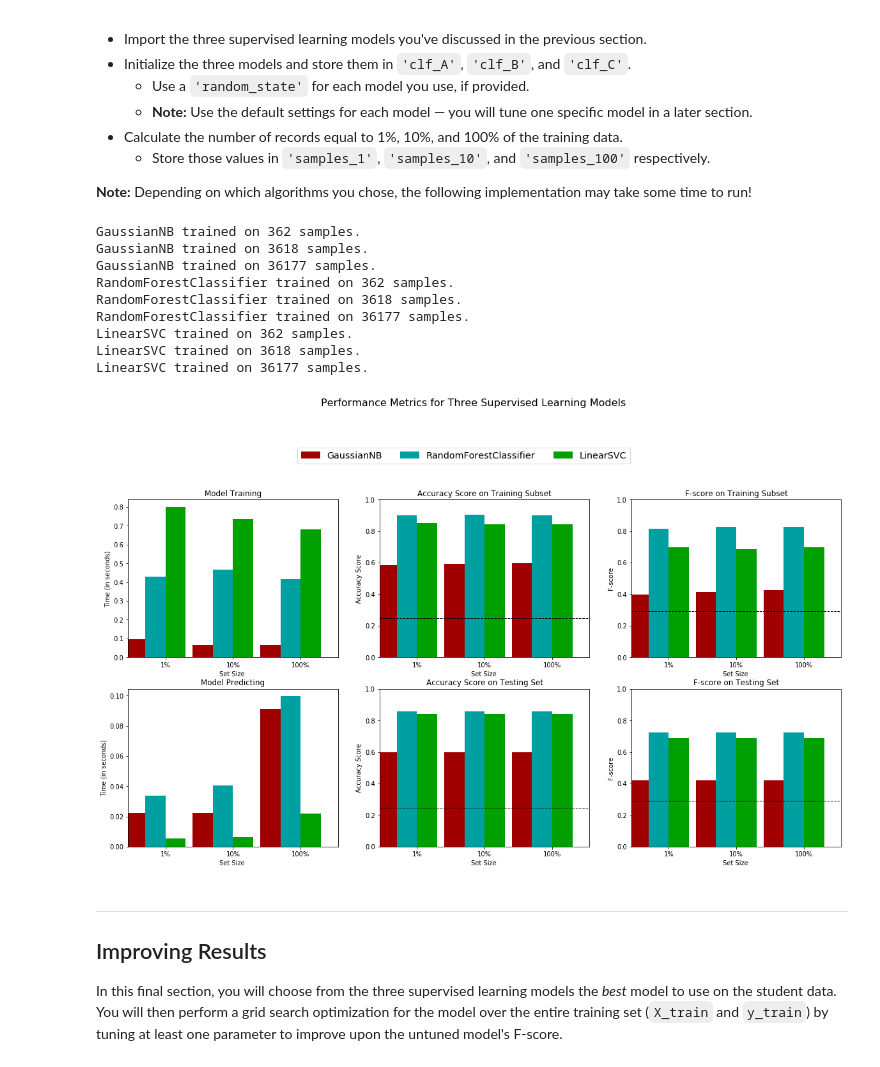
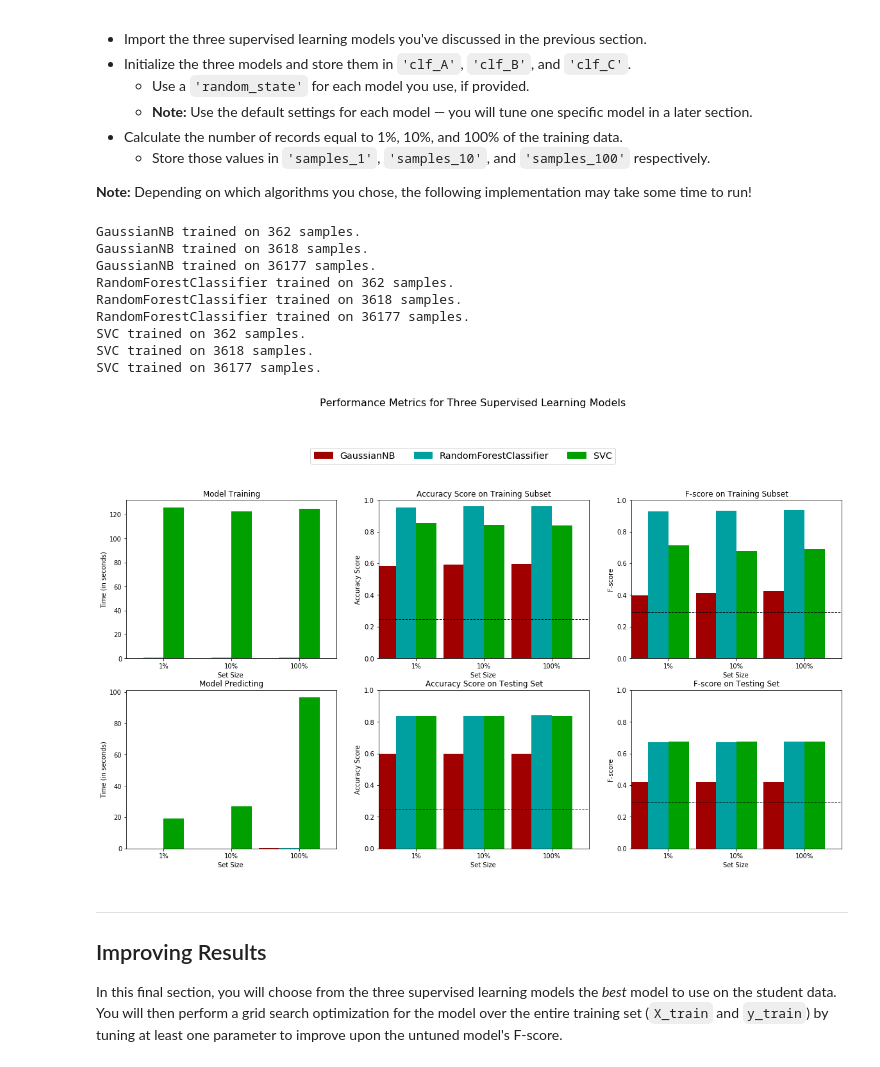
Before and after one commit to SophieGarden/DataScience_NanoDegree, a Jupyter notebook: finding_donors/finding_donors.ipynb, the cells around one changed output. Drawn from its saved outputs; the diff is of its cells as text; code cells hidden in the pictures.

```diff
--- a/finding_donors/finding_donors.ipynb
+++ b/finding_donors/finding_donors.ipynb
@@ -208,7 +207,8 @@ Additionally, as with the non-numeric features, we need to convert the non-numer
 features_final = pd.get_dummies(features_log_minmax_transform)
 
 # TODO: Encode the 'income_raw' data to numerical values
-income = pd.get_dummies(data.income)
+encoder = LabelEncoder()
+income = encoder.fit_transform(income_raw)
 
 # Print the number of features after one-hot encoding
 encoded = list(features_final.columns)
@@ -238,7 +229,7 @@ from sklearn.model_selection import train_test_split
 
 # Split the 'features' and 'income' data into training and testing sets
 X_train, X_test, y_train, y_test = train_test_split(features_final,
-                                                    income['>50K'],
+                                                    income,
                                                     test_size = 0.2,
                                                     random_state = 0)
 
@@ -524,46 +523,40 @@ from sklearn.svm import SVC, LinearSVC
 from sklearn.neighbors import KNeighborsClassifier
 
 # TODO: Initialize the three models
 clf_A = GaussianNB()
-clf_B = RandomForestClassifier(n_estimators=10, criterion='gini', max_depth=20, min_samples_split=2, \
-                               min_samples_leaf=1, min_weight_fraction_leaf=0.0, max_features='auto',\
-                               max_leaf_nodes=None, min_impurity_decrease=0.0, min_impurity_split=None,\
-                               bootstrap=True, oob_score=False, n_jobs=1, random_state=42, verbose=0, \
-                               warm_start=False, class_weight=None)
-clf_C = LinearSVC(penalty='l2', loss='squared_hinge', dual=True, tol=0.0001, C=1.0, multi_class='ovr', \
-                  fit_intercept=True, intercept_scaling=1, class_weight=None, verbose=0, random_state=42,\
-                  max_iter=2000)
-#clf_C = SVC(C=0.5, kernel='poly', degree=3, gamma='auto', coef0=0.0, shrinking=True, probability=False, tol=0.001, cache_size=200, class_weight=None, verbose=False, max_iter=2000, decision_function_shape='ovr', random_state=42)
+clf_B = RandomForestClassifier()
+#clf_C = LinearSVC()
+clf_C = SVC()
 #clf_C = KNeighborsClassifier(n_neighbors=5, weights='distance', algorithm='kd_tree', leaf_size=100, p=2, metric='minkowski', metric_params=None, n_jobs=1 )
 
 # TODO: Calculate the number of samples for 1%, 10%, and 100% of the training data
 # HINT: samples_100 is the entire training set i.e. len(y_train)
 # HINT: samples_10 is 10% of samples_100 (ensure to set the count of the values to be `int` and not `float`)
 # HINT: samples_1 is 1% of samples_100 (ensure to set the count of the values to be `int` and not `float`)
 samples_100 = len(y_train)
 samples_10 = round(samples_100/10)
 samples_1 = round(samples_100/100)
 
 # Collect results on the learners
 results = {}
 for clf in [clf_A, clf_B, clf_C]:
     clf_name = clf.__class__.__name__
     results[clf_name] = {}
     for i, samples in enumerate([samples_1, samples_10, samples_100]):
         results[clf_name][i] = train_predict(clf, samples, X_train, y_train, X_test, y_test)
 
 vs.evaluate(results, accuracy, fscore)
 # %% [output]
 GaussianNB trained on 362 samples.
 GaussianNB trained on 3618 samples.
 GaussianNB trained on 36177 samples.
 RandomForestClassifier trained on 362 samples.
 RandomForestClassifier trained on 3618 samples.
 RandomForestClassifier trained on 36177 samples.
-LinearSVC trained on 362 samples.
-LinearSVC trained on 3618 samples.
-LinearSVC trained on 36177 samples.
+SVC trained on 362 samples.
+SVC trained on 3618 samples.
+SVC trained on 36177 samples.
-[figure, old version]
+[figure, new version]
 # %% [markdown]
 ----
 ## Improving Results
```
Also changed, not shown: parts of 19 cells of this notebook.
